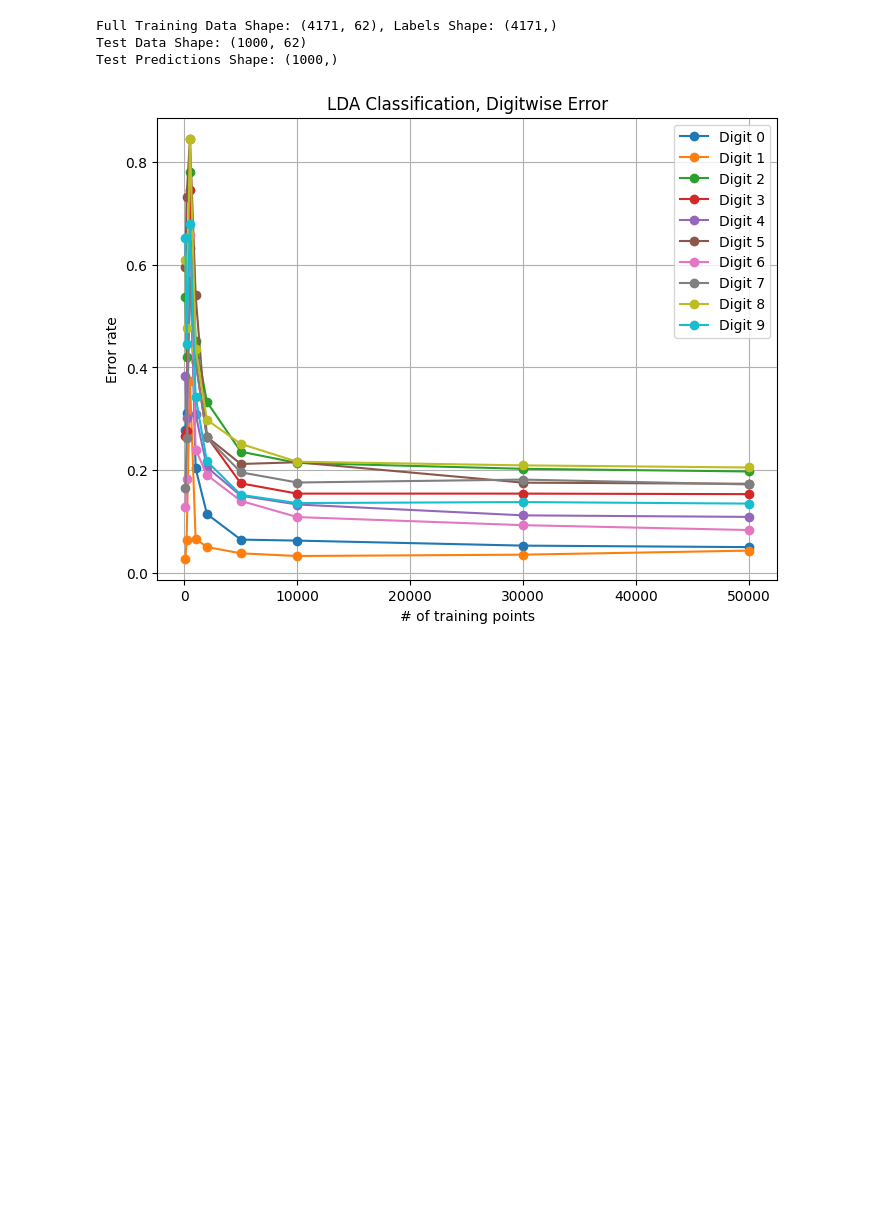
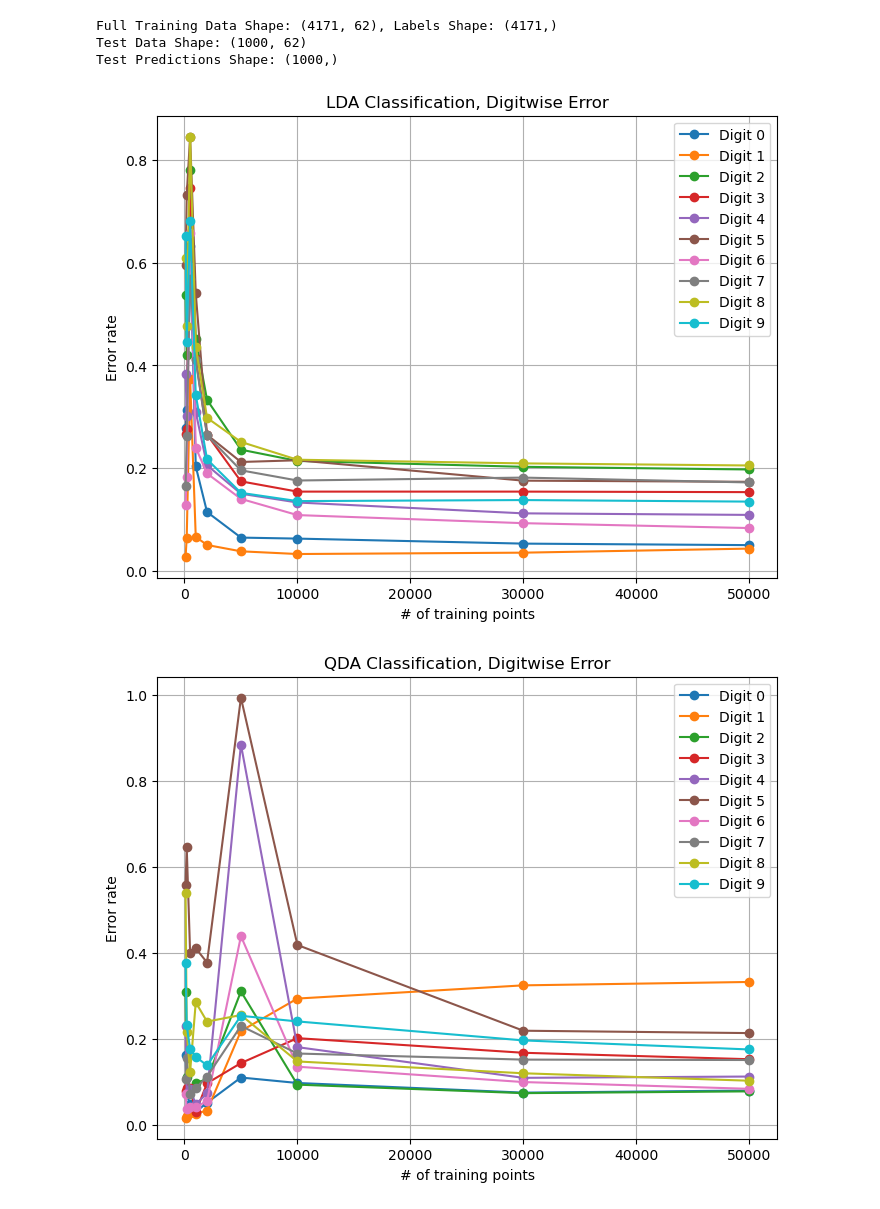
Before and after one commit to CalEricMa/cs189, a Jupyter notebook: hw3/hw3/scripts/hw3q8.ipynb, the cells around one changed output. Saved outputs shown, nothing was run; the diff lists cells and outputs as text; code cells hidden in the pictures; blank space fills up the shorter version.

```diff
--- a/hw3/hw3/scripts/hw3q8.ipynb
+++ b/hw3/hw3/scripts/hw3q8.ipynb
@@ -197,7 +199,7 @@ def train_qda(data, label):
 
         diff = num_samples - mu_c[i]
         Sigma_c[i] = (diff.T @ diff) / (len(num_samples) - 1)
-
+        Sigma_c[i] += 1e-8 * np.eye(d)
 
     return pi_c, mu_c, Sigma_c, classes
 
@@ -228,6 +230,9 @@ random.seed(189)
 np.random.seed(189)
 mnist_data = np.load("../data/mnist-data-hw3.npz")
 mnist_validation_data, mnist_validation_labels, mnist_training_data, mnist_training_labels = shuffle_partition_MNIST(mnist_data)
+training_data = contrast_normalize(training_data)
+test_data = contrast_normalize(test_data)
+
 print("after process")
 print("MNIST Training Data Shape:", mnist_training_data.shape)
 print("MNIST Validation Data Shape:", mnist_validation_data.shape)
@@ -404,7 +413,8 @@ spam_data = np.load("../data/new-spam-data.npz")
 training_data = spam_data["training_data"]
 training_labels = spam_data["training_labels"]
 test_data = spam_data["test_data"]
-
+training_data = contrast_normalize(training_data)
+test_data = contrast_normalize(test_data)
 print(f"Full Training Data Shape: {training_data.shape}, Labels Shape: {training_labels.shape}")
 print(f"Test Data Shape: {test_data.shape}")
 
@@ -437,6 +447,9 @@ subset_sizes = [100, 200, 500, 1000, 2000, 5000, 10000, 30000, 50000]
 mnist_data = np.load("../data/mnist-data-hw3.npz")
 
 mnist_validation_data, mnist_validation_labels, mnist_training_data, mnist_training_labels = shuffle_partition_MNIST(mnist_data)
+
+training_data = contrast_normalize(training_data)
+test_data = contrast_normalize(test_data)
 lda_digitwise_errs = []
 for size in subset_sizes: #lda
     X_sub = mnist_training_data[:size]
@@ -445,33 +458,48 @@ for size in subset_sizes: #lda
     pi_c, mu_c, Sigma, classes = train_lda(X_sub, y_sub)
     y_val_pred = predict_lda(mnist_validation_data, pi_c, mu_c, Sigma, classes)
     digit_err = compute_digitwise_error(mnist_validation_labels, y_val_pred)
     lda_digitwise_errs.append(digit_err)
 
 lda_digitwise_errs = np.array(lda_digitwise_errs)
 
 
 qda_digitwise_errs = []
 for size in subset_sizes: #qda
     X_sub = mnist_training_data[:size]
     y_sub = mnist_training_labels[:size]
 
     pi_c, mu_c, Sigma, classes = train_qda(X_sub, y_sub)
     y_val_pred_qda = predict_qda(mnist_validation_data, pi_c, mu_c, Sigma, classes)
     digit_err = compute_digitwise_error(mnist_validation_labels, y_val_pred_qda)
     qda_digitwise_errs.append(digit_err)
 
 qda_digitwise_errs = np.array(qda_digitwise_errs)
 
-plt.figure(figsize=(8,6))
+# Plot LDA error rates
+plt.figure(figsize=(8, 6))
 
 for digit in range(10):
-    plt.plot(subset_sizes, lda_digitwise_errs[:, digit], marker='o', label=f"Digit {digit}" if digit==0 else "")
+    plt.plot(subset_sizes, lda_digitwise_errs[:, digit], marker='o', label=f"Digit {digit}" if digit == 0 else "")
 
 plt.title("LDA Classification, Digitwise Error")
 plt.xlabel("# of training points")
 plt.ylabel("Error rate")
 plt.grid(True)
 plt.legend([f"Digit {d}" for d in range(10)], loc="best")
 plt.show()
+
+# Plot QDA error rates
+plt.figure(figsize=(8, 6))
+
+for digit in range(10):
+    plt.plot(subset_sizes, qda_digitwise_errs[:, digit], marker='o', label=f"Digit {digit}" if digit == 0 else "")
+
+plt.title("QDA Classification, Digitwise Error")
+plt.xlabel("# of training points")
+plt.ylabel("Error rate")
+plt.grid(True)
+plt.legend([f"Digit {d}" for d in range(10)], loc="best")
+plt.show()
 # %% [output]
-[figure, old version]
+[figure, new version]
+[figure, added]
```
Also changed, not shown: parts of 5 cells of this notebook, 2 other files.
